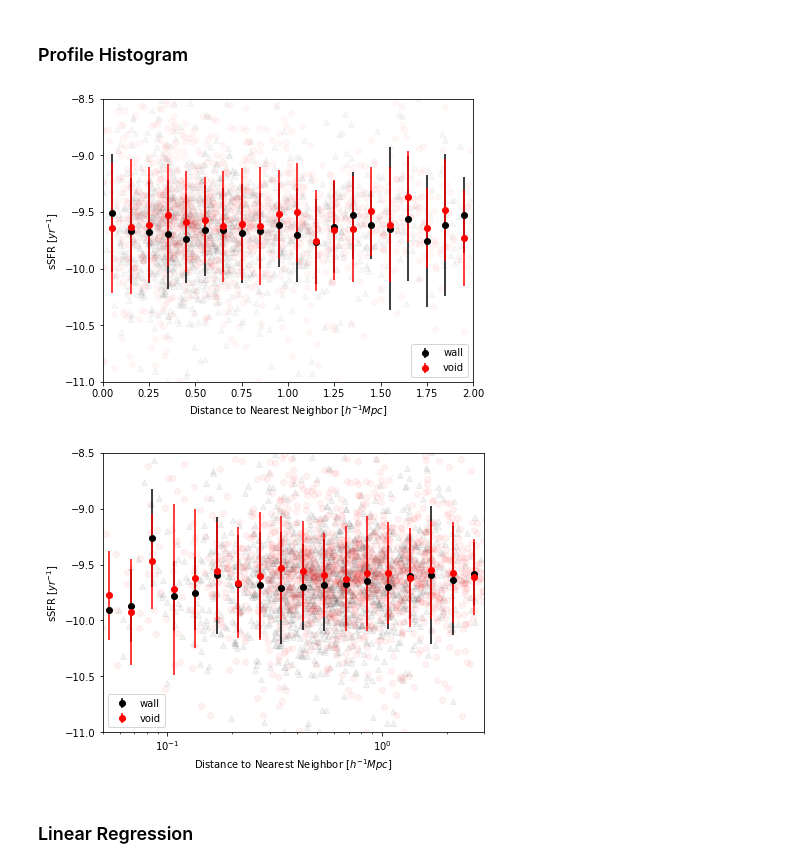
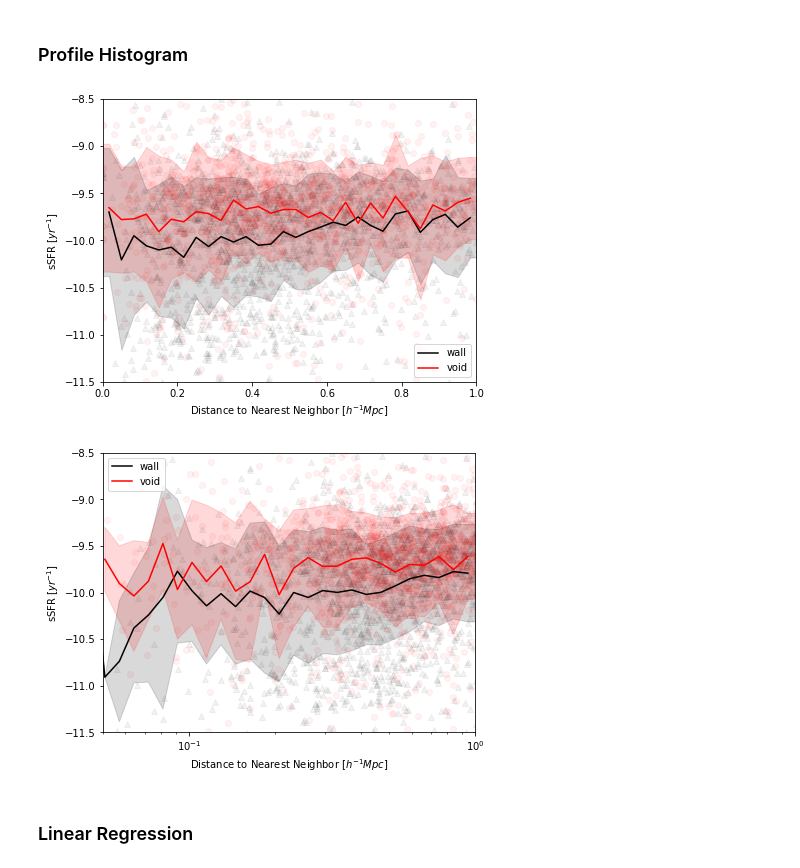
Before and after one commit to kadglass/SmallScale, a Jupyter notebook: 3D Neighbors PH and LR.ipynb, the cells around one changed output. Cells and saved outputs as stored; diff of their text form; code cells hidden in the pictures.

```diff
--- a/3D Neighbors PH and LR.ipynb
+++ b/3D Neighbors PH and LR.ipynb
@@ -193,22 +227,28 @@ fig, ax = plt.subplots(1,1, figsize=(6.4,4.8), tight_layout=True)
 
 for select, mc, label, c, m in zip([dwarf_wall, dwarf_void], ['black', 'red'], ['wall', 'void'], ['k', 'r'], ['^', 'o']):
 
-    d = dwarf_table['3D_neighbor_dist'][select & sfd]
-    vals = dwarf_table['u_r'][select & sfd]
+    #d = dwarf_table['3D_neighbor_dist'][select & sfd]
+    #vals = dwarf_table['u_r'][select & sfd]
+
+    d = dwarf_table['3D_neighbor_dist'][select]
+    vals = dwarf_table['u_r'][select]
+
     nonan = ~np.isnan(vals)
 
-    ax.scatter(d[nonan], vals[nonan], alpha=0.03, color=c, marker=m)
+    ax.scatter(d[nonan], vals[nonan], alpha=0.05, color=c, marker=m)
 
-    logbins = np.logspace(np.log10(0.05),np.log10(3),21) #making bins even logarithmicly
+    logbins = np.logspace(np.log10(0.05),np.log10(1),31) #making bins even logarithmicly
     xcenters = 0.5*(logbins[1:] + logbins[:-1])
 
     sns.regplot(x=d[nonan], y=vals[nonan], x_bins=xcenters, color=mc, ax=ax, label=label)
 
-    ax.set(xlabel='Distance to Nearest Neighbor [$h^{-1}Mpc]$', ylabel='u-r', xlim=(0.05,2), ylim=(0.5,2.5));
+    ax.set(xlabel='Distance to Nearest Neighbor [$h^{-1}Mpc]$', ylabel='u-r', xlim=(0.05,1), ylim=(-0.5,3));
 
     ax.set_xscale('log')
 
     ax.legend()
 
-    fig.savefig('sfd_ur_3D_LR_log.png')
+    #fig.savefig('sfd_ur_3D_LR_log.png')
+
+    fig.savefig('ur_3D_LR_log.png')
 # %% [output]
@@ -220,43 +260,66 @@ for select, mc, label, c, m in zip([dwarf_wall, dwarf_void], ['black', 'red'], [
 # %%
 fig, ax = plt.subplots(1,1, figsize=(6.4,4.8), tight_layout=True)
 
 for select, mc, label, c, m in zip([dwarf_wall, dwarf_void], ['black', 'red'], ['wall', 'void'], ['k', 'r'], ['^', 'o']):
 
-    d = dwarf_table['3D_neighbor_dist'][select & sfd]
-    vals = dwarf_table['sSFR'][select & sfd]
+    #d = dwarf_table['3D_neighbor_dist'][select & sfd]
+    #vals = dwarf_table['sSFR'][select & sfd]
+
+    d = dwarf_table['3D_neighbor_dist'][select]
+    vals = dwarf_table['sSFR'][select]
+
     nonan = ~np.isnan(vals)
 
-    xc, yavg, yerr = profilehist(d[nonan], vals[nonan], bins=np.linspace(0,3,31), uncertainty='sample')
-    ax.scatter(d[nonan], vals[nonan], alpha=0.03, color=c, marker=m)
-    ax.errorbar(xc, yavg, yerr=yerr, fmt='o', color=mc, label=label)
+    xc, yavg, yerr = profilehist(d[nonan], vals[nonan], bins=np.linspace(0,1,31), uncertainty='sample')
+    ax.scatter(d[nonan], vals[nonan], alpha=0.05, color=c, marker=m)
+    #ax.errorbar(xc, yavg, yerr=yerr, fmt='o', color=mc, label=label)
 
-    ax.set(xlabel='Distance to Nearest Neighbor [$h^{-1}Mpc]$', ylabel='sSFR [$yr^{-1}]$', xlim=([0,2]), ylim=(-11,-8.5));
+    ax.plot(xc, yavg, c, label = label )
+    ax.fill_between([0, *xc, 1],
+                   np.array([yavg[0], *yavg, yavg[-1]]) + np.array([yerr[0], *yerr, yerr[-1]]),
+                   np.array([yavg[0], *yavg, yavg[-1]]) - np.array([yerr[0], *yerr, yerr[-1]]),
+                   color = c, alpha = 0.15)
+
+    ax.set(xlabel='Distance to Nearest Neighbor [$h^{-1}Mpc]$', ylabel='sSFR [$yr^{-1}]$', xlim=([0,1]), ylim=(-11.5,-8.5));
     ax.legend();
 
-    fig.savefig('sfd_sSFR_3D_PH.png')
+    #fig.savefig('sfd_sSFR_3D_PH.png')
+
+    fig.savefig('sSFR_3D_PH.png')
 # %% [output]
-[figure, old version]
+[figure, new version]
 # %%
 fig, ax = plt.subplots(1,1, figsize=(6.4,4.8), tight_layout=True)
 
 for select, mc, label, c, m in zip([dwarf_wall, dwarf_void], ['black', 'red'], ['wall', 'void'], ['k', 'r'], ['^', 'o']):
 
-    d = dwarf_table['3D_neighbor_dist'][select & sfd]
-    vals = dwarf_table['sSFR'][select & sfd]
+    #d = dwarf_table['3D_neighbor_dist'][select & sfd]
+    #vals = dwarf_table['sSFR'][select & sfd]
+
+    d = dwarf_table['3D_neighbor_dist'][select]
+    vals = dwarf_table['sSFR'][select]
+
     nonan = ~np.isnan(vals)
 
-    xc, yavg, yerr = profilehist(d[nonan], vals[nonan], bins=np.logspace(np.log10(0.03),np.log10(3),21), uncertainty='sample')
+    xc, yavg, yerr = profilehist(d[nonan], vals[nonan], bins=np.logspace(np.log10(0.03),np.log10(1),31), uncertainty='sample')
     ax.scatter(d[nonan], vals[nonan], alpha=0.05, color=c, marker=m)
-    ax.errorbar(xc, yavg, yerr=yerr, fmt='o', color=mc, label=label)
+    #ax.errorbar(xc, yavg, yerr=yerr, fmt='o', color=mc, label=label)
 
-    ax.set(xlabel='Distance to Nearest Neighbor [$h^{-1}Mpc]$', ylabel='sSFR [$yr^{-1}]$', xlim=([0.05,3]), ylim=(-11,-8.5));
+    ax.plot(xc, yavg, c, label = label )
+    ax.fill_between([0, *xc, 1],
+                   np.array([yavg[0], *yavg, yavg[-1]]) + np.array([yerr[0], *yerr, yerr[-1]]),
+                   np.array([yavg[0], *yavg, yavg[-1]]) - np.array([yerr[0], *yerr, yerr[-1]]),
+                   color = c, alpha = 0.15)
+
+    ax.set(xlabel='Distance to Nearest Neighbor [$h^{-1}Mpc]$', ylabel='sSFR [$yr^{-1}]$', xlim=([0.05,1]), ylim=(-11.5,-8.5));
     ax.set_xscale('log') #changing x axis to a logarithmic scale
 
     ax.legend();
 
-    fig.savefig('sfd_sSFR_3D_PH_log.png')
+    #fig.savefig('sfd_sSFR_3D_PH_log.png')
+    fig.savefig('sSFR_3D_PH_log.png')
 # %% [output]
-[figure, old version]
+[figure, new version]
 # %% [markdown]
 ### Linear Regression
 # %%
```
Also changed, not shown: parts of 15 cells of this notebook, 3 other files.
